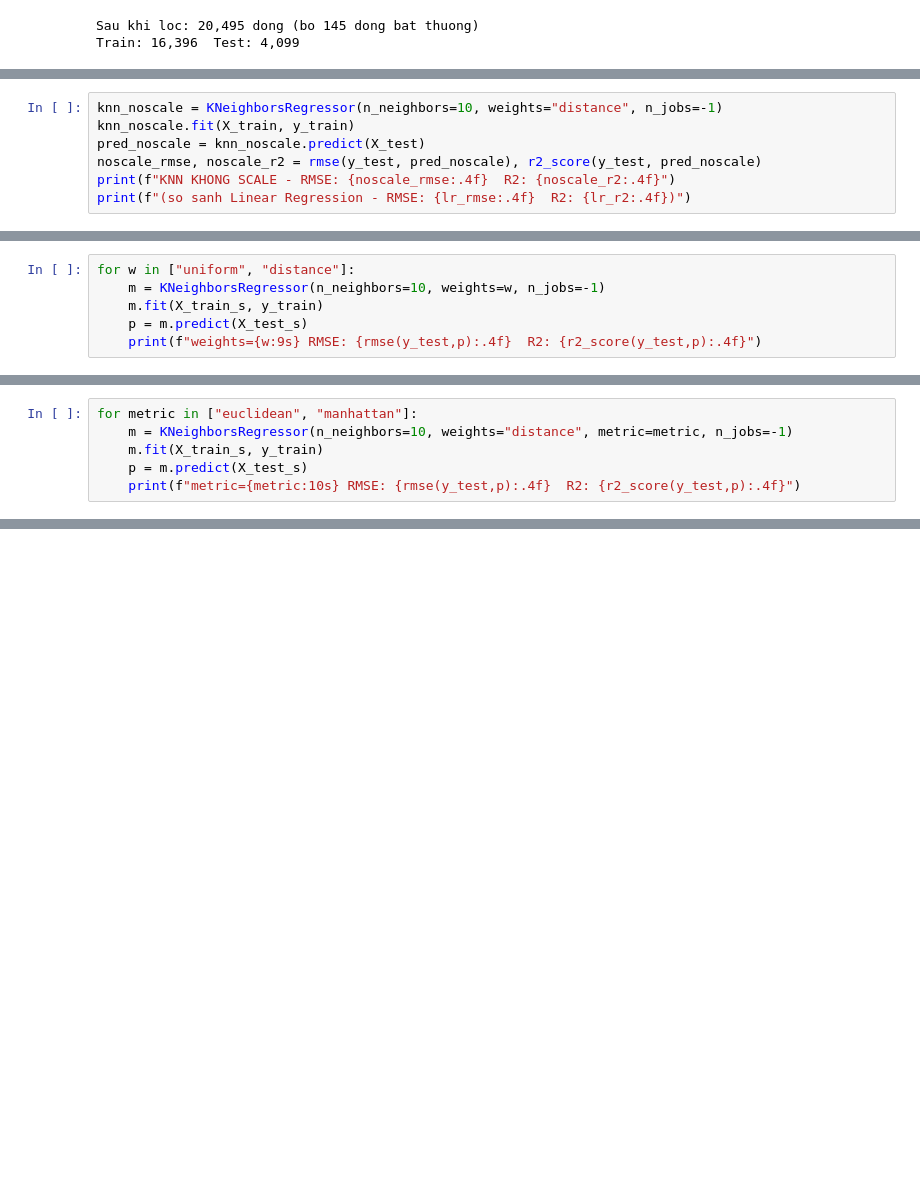
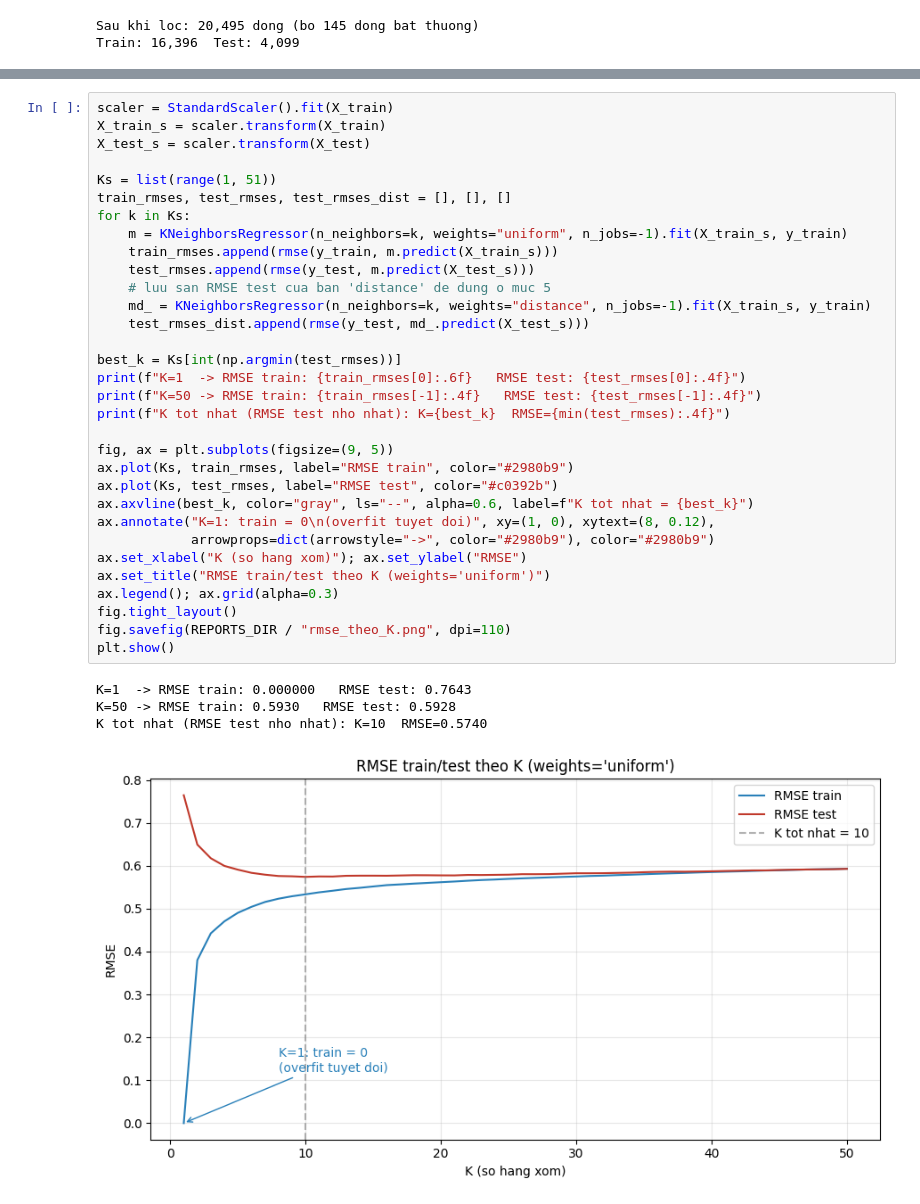
Before and after one commit to linhsand/CatLinh_lab_Machinelearning, a Jupyter notebook: 01-Hoc-May/02-Hoi-quy/TT-21-KNN-Regressor/notebooks/knn_regressor_housing.ipynb, the cells around one changed output, grey strips where cells are left out. Drawn from its saved outputs; the diff is of its cells as text; blank space fills up the shorter version.

```diff
--- a/01-Hoc-May/02-Hoi-quy/TT-21-KNN-Regressor/notebooks/knn_regressor_housing.ipynb
+++ b/01-Hoc-May/02-Hoi-quy/TT-21-KNN-Regressor/notebooks/knn_regressor_housing.ipynb
@@ -122,7 +166,0 @@ KHONG con vai tro gi.
-# %%
-knn_noscale = KNeighborsRegressor(n_neighbors=10, weights="distance", n_jobs=-1)
-knn_noscale.fit(X_train, y_train)
-pred_noscale = knn_noscale.predict(X_test)
-noscale_rmse, noscale_r2 = rmse(y_test, pred_noscale), r2_score(y_test, pred_noscale)
-print(f"KNN KHONG SCALE - RMSE: {noscale_rmse:.4f}  R2: {noscale_r2:.4f}")
-print(f"(so sanh Linear Regression - RMSE: {lr_rmse:.4f}  R2: {lr_r2:.4f})")
@@ -199,6 +166,0 @@ K tot nhat (RMSE test nho nhat): K=10  RMSE=0.5740
-# %%
-for w in ["uniform", "distance"]:
-    m = KNeighborsRegressor(n_neighbors=10, weights=w, n_jobs=-1)
-    m.fit(X_train_s, y_train)
-    p = m.predict(X_test_s)
-    print(f"weights={w:9s} RMSE: {rmse(y_test,p):.4f}  R2: {r2_score(y_test,p):.4f}")
@@ -215,6 +166,0 @@ hon.
-# %%
-for metric in ["euclidean", "manhattan"]:
-    m = KNeighborsRegressor(n_neighbors=10, weights="distance", metric=metric, n_jobs=-1)
-    m.fit(X_train_s, y_train)
-    p = m.predict(X_test_s)
-    print(f"metric={metric:10s} RMSE: {rmse(y_test,p):.4f}  R2: {r2_score(y_test,p):.4f}")
@@ -545,0 +262,37 @@ trung dau vao cho XGBoost.
+# %%
+scaler = StandardScaler().fit(X_train)
+X_train_s = scaler.transform(X_train)
+X_test_s = scaler.transform(X_test)
+
+Ks = list(range(1, 51))
+train_rmses, test_rmses, test_rmses_dist = [], [], []
+for k in Ks:
+    m = KNeighborsRegressor(n_neighbors=k, weights="uniform", n_jobs=-1).fit(X_train_s, y_train)
+    train_rmses.append(rmse(y_train, m.predict(X_train_s)))
+    test_rmses.append(rmse(y_test, m.predict(X_test_s)))
+    # luu san RMSE test cua ban 'distance' de dung o muc 5
+    md_ = KNeighborsRegressor(n_neighbors=k, weights="distance", n_jobs=-1).fit(X_train_s, y_train)
+    test_rmses_dist.append(rmse(y_test, md_.predict(X_test_s)))
+
+best_k = Ks[int(np.argmin(test_rmses))]
+print(f"K=1  -> RMSE train: {train_rmses[0]:.6f}   RMSE test: {test_rmses[0]:.4f}")
+print(f"K=50 -> RMSE train: {train_rmses[-1]:.4f}   RMSE test: {test_rmses[-1]:.4f}")
+print(f"K tot nhat (RMSE test nho nhat): K={best_k}  RMSE={min(test_rmses):.4f}")
+
+fig, ax = plt.subplots(figsize=(9, 5))
+ax.plot(Ks, train_rmses, label="RMSE train", color="#2980b9")
+ax.plot(Ks, test_rmses, label="RMSE test", color="#c0392b")
+ax.axvline(best_k, color="gray", ls="--", alpha=0.6, label=f"K tot nhat = {best_k}")
+ax.annotate("K=1: train = 0\n(overfit tuyet doi)", xy=(1, 0), xytext=(8, 0.12),
+            arrowprops=dict(arrowstyle="->", color="#2980b9"), color="#2980b9")
+ax.set_xlabel("K (so hang xom)"); ax.set_ylabel("RMSE")
+ax.set_title("RMSE train/test theo K (weights='uniform')")
+ax.legend(); ax.grid(alpha=0.3)
+fig.tight_layout()
+fig.savefig(REPORTS_DIR / "rmse_theo_K.png", dpi=110)
+plt.show()
+# %% [output]
+K=1  -> RMSE train: 0.000000   RMSE test: 0.7643
+K=50 -> RMSE train: 0.5930   RMSE test: 0.5928
+K tot nhat (RMSE test nho nhat): K=10  RMSE=0.5740
+[figure, added]
```
Also changed, not shown: parts of 77 cells of this notebook, 16 other files.
